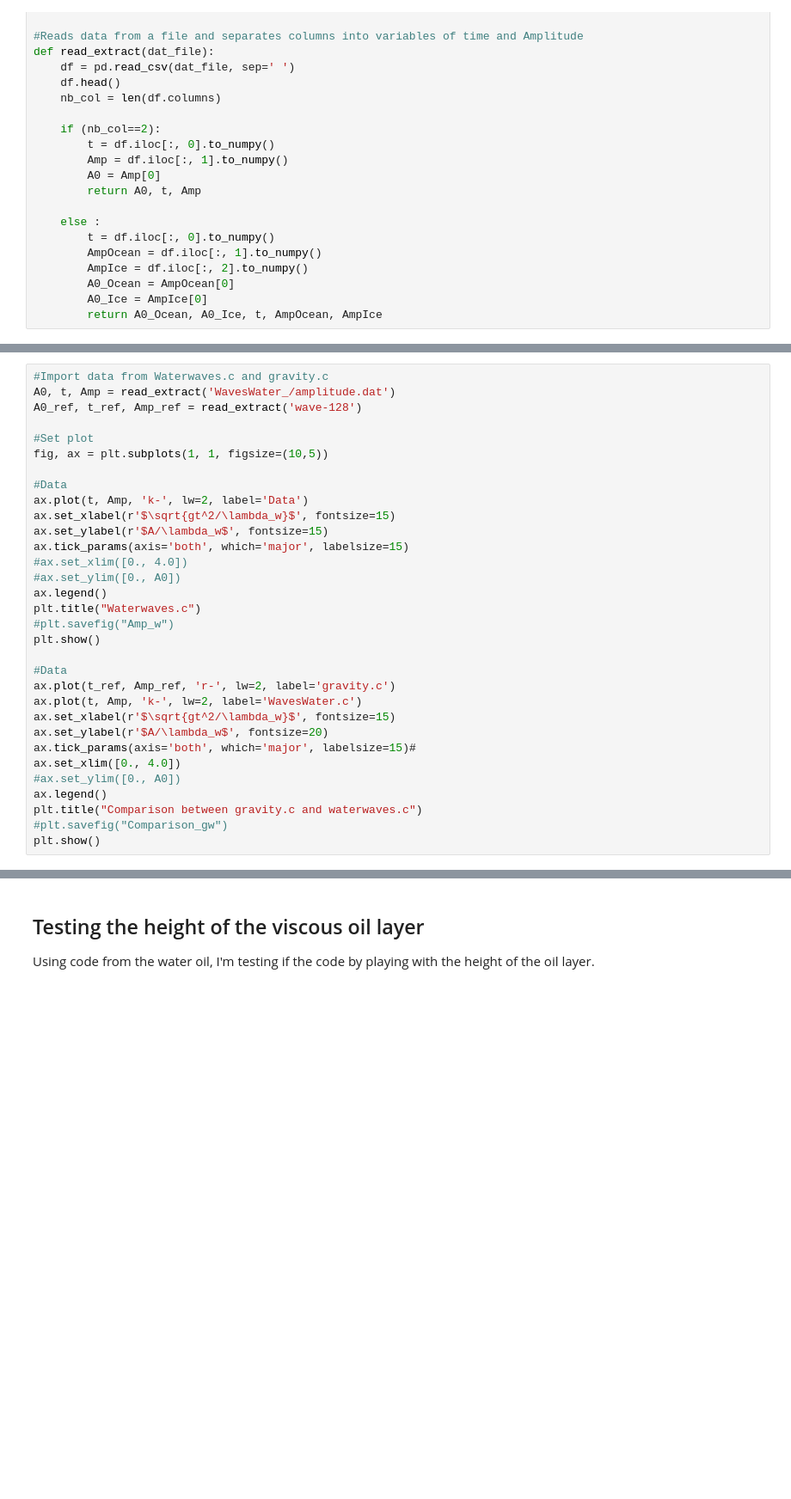
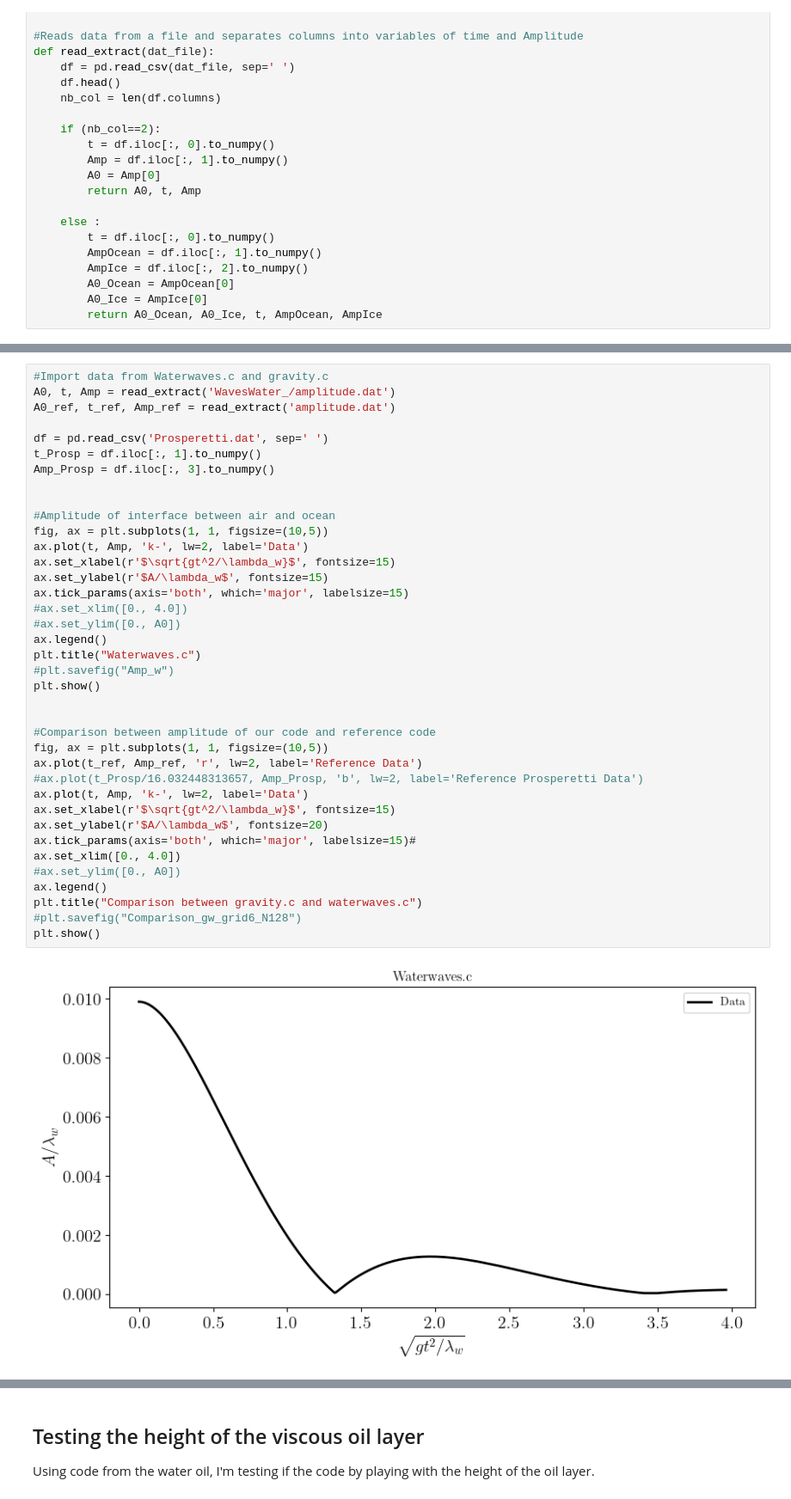
Before and after one commit to comphy-lab/IceHydrodynamics, a Jupyter notebook: TestCases/New-Valentin/testAmplitude.ipynb, the cells around one changed output, grey strips where cells are left out. Shown: that part at 86% size. Cells and saved outputs as stored; diff of their text form; blank space fills up the shorter version.

```diff
--- a/TestCases/New-Valentin/testAmplitude.ipynb
+++ b/TestCases/New-Valentin/testAmplitude.ipynb
@@ -41,32 +41,40 @@ plots the amplitude of an interface between air and ocean, and compares the ampl
 # %%
 #Import data from Waterwaves.c and gravity.c
 A0, t, Amp = read_extract('WavesWater_/amplitude.dat')
-A0_ref, t_ref, Amp_ref = read_extract('wave-128')
+A0_ref, t_ref, Amp_ref = read_extract('amplitude.dat')
 
-#Set plot
+df = pd.read_csv('Prosperetti.dat', sep=' ')
+t_Prosp = df.iloc[:, 1].to_numpy()
+Amp_Prosp = df.iloc[:, 3].to_numpy()
+
+
+#Amplitude of interface between air and ocean
 fig, ax = plt.subplots(1, 1, figsize=(10,5))
-
-#Data
 ax.plot(t, Amp, 'k-', lw=2, label='Data')
 ax.set_xlabel(r'$\sqrt{gt^2/\lambda_w}$', fontsize=15)
 ax.set_ylabel(r'$A/\lambda_w$', fontsize=15)
 ax.tick_params(axis='both', which='major', labelsize=15)
 #ax.set_xlim([0., 4.0])
 #ax.set_ylim([0., A0])
 ax.legend()
 plt.title("Waterwaves.c")
 #plt.savefig("Amp_w")
 plt.show()
 
-#Data
-ax.plot(t_ref, Amp_ref, 'r-', lw=2, label='gravity.c')
-ax.plot(t, Amp, 'k-', lw=2, label='WavesWater.c')
+
+#Comparison between amplitude of our code and reference code
+fig, ax = plt.subplots(1, 1, figsize=(10,5))
+ax.plot(t_ref, Amp_ref, 'r', lw=2, label='Reference Data')
+#ax.plot(t_Prosp/16.032448313657, Amp_Prosp, 'b', lw=2, label='Reference Prosperetti Data')
+ax.plot(t, Amp, 'k-', lw=2, label='Data')
 ax.set_xlabel(r'$\sqrt{gt^2/\lambda_w}$', fontsize=15)
 ax.set_ylabel(r'$A/\lambda_w$', fontsize=20)
 ax.tick_params(axis='both', which='major', labelsize=15)#
 ax.set_xlim([0., 4.0])
 #ax.set_ylim([0., A0])
 ax.legend()
 plt.title("Comparison between gravity.c and waterwaves.c")
-#plt.savefig("Comparison_gw")
+#plt.savefig("Comparison_gw_grid6_N128")
 plt.show()
+# %% [output]
+[figure, added]
```
Also changed, not shown: parts of 4 cells of this notebook, 3 other files.
